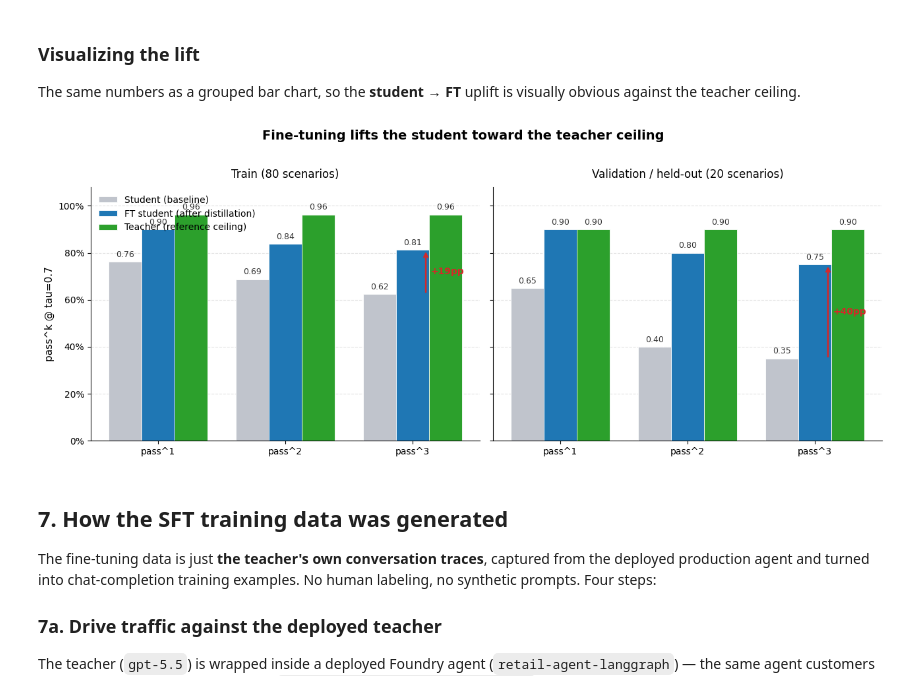
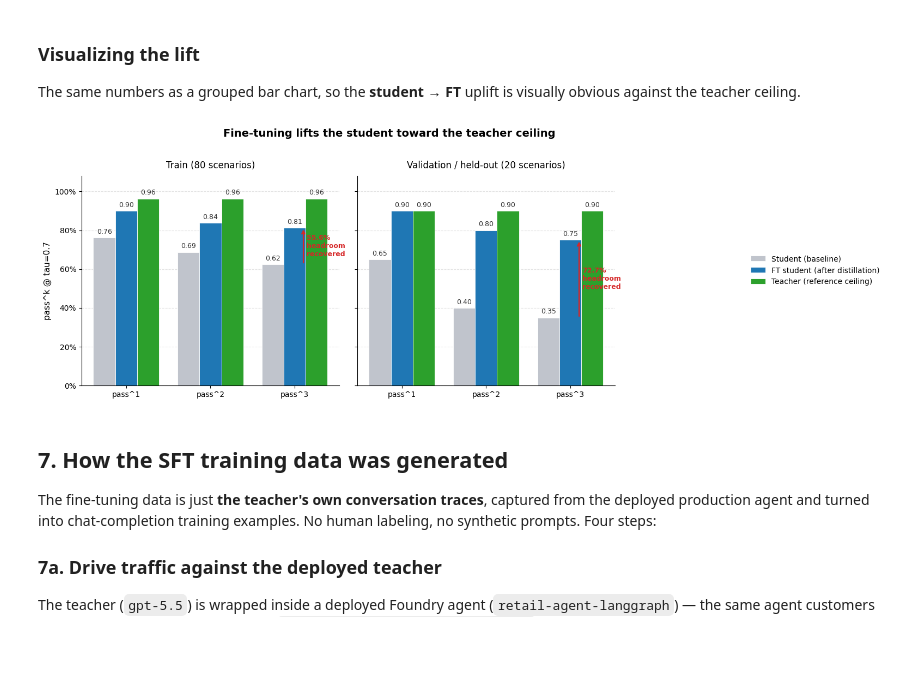
Before and after one commit to william-liang-MSFT/fine-tuning, a Jupyter notebook: Demos/AgentTracesDistillation/demo_distillation.ipynb, the cells around one changed output. Saved outputs shown, nothing was run; the diff lists cells and outputs as text; code cells hidden in the pictures; blank space fills up the shorter version.

```diff
--- a/Demos/AgentTracesDistillation/demo_distillation.ipynb
+++ b/Demos/AgentTracesDistillation/demo_distillation.ipynb
@@ -308,38 +308,48 @@ for ax, (set_name, set_title) in zip(axes, SETS):
             ax.text(b.get_x() + b.get_width()/2, v + 0.012,
                     f"{v:.2f}", ha="center", va="bottom",
                     fontsize=9, color="#333", zorder=4)
 
     # FT uplift annotation: arrow from student to ft at pass^3
     s3 = scores["student"]["pass^3"]
     f3 = scores["ft"]["pass^3"]
+    t3 = scores["teacher"]["pass^3"]
+    gap3 = t3 - s3
     if f3 > s3:
         x_anchor = x[-1] + w * 0.4
         ax.annotate("", xy=(x_anchor, f3), xytext=(x_anchor, s3),
                     arrowprops=dict(arrowstyle="->", color="#d62728", lw=1.8),
                     zorder=5)
+        if gap3 > 0:
+            headroom_pct = (f3 - s3) / gap3 * 100
+            label = f"{headroom_pct:.1f}%\nheadroom\nrecovered"
+        else:
+            label = f"+{(f3-s3)*100:.0f}pp"
         ax.text(x_anchor + 0.04, (s3 + f3)/2,
-                f"+{(f3-s3)*100:.0f}pp", color="#d62728",
-                fontsize=10, fontweight="bold", va="center", zorder=5)
+                label, color="#d62728",
+                fontsize=9, fontweight="bold", va="center", zorder=5)
 
     ax.set_xticks(x)
     ax.set_xticklabels(METRICS)
     ax.set_title(set_title, fontsize=12, pad=10)
     ax.set_ylim(0, 1.08)
     ax.set_yticks(np.linspace(0, 1.0, 6))
     ax.set_yticklabels([f"{v:.0%}" for v in np.linspace(0, 1.0, 6)])
     ax.grid(axis="y", linestyle="--", alpha=0.35, zorder=0)
     ax.set_axisbelow(True)
     for spine in ("top", "right"):
         ax.spines[spine].set_visible(False)
 
 axes[0].set_ylabel(f"pass^k @ tau={TAU}", fontsize=11)
-axes[0].legend(loc="upper left", frameon=False, fontsize=10)
+# Legend goes to the right of the figure so it doesn't overlap the bars
+handles, labels = axes[0].get_legend_handles_labels()
+fig.legend(handles, labels, loc="center left",
+           bbox_to_anchor=(1.0, 0.5), frameon=False, fontsize=10)
 fig.suptitle("Fine-tuning lifts the student toward the teacher ceiling",
              fontsize=14, fontweight="bold", y=1.02)
-fig.tight_layout()
+fig.tight_layout(rect=(0, 0, 0.84, 1))
 plt.show()
 # %% [output]
-[figure, old version]
+[figure, new version]
 # %% [markdown]
 ## 7. How the SFT training data was generated
 
```
Also changed, not shown: 1 other file.
